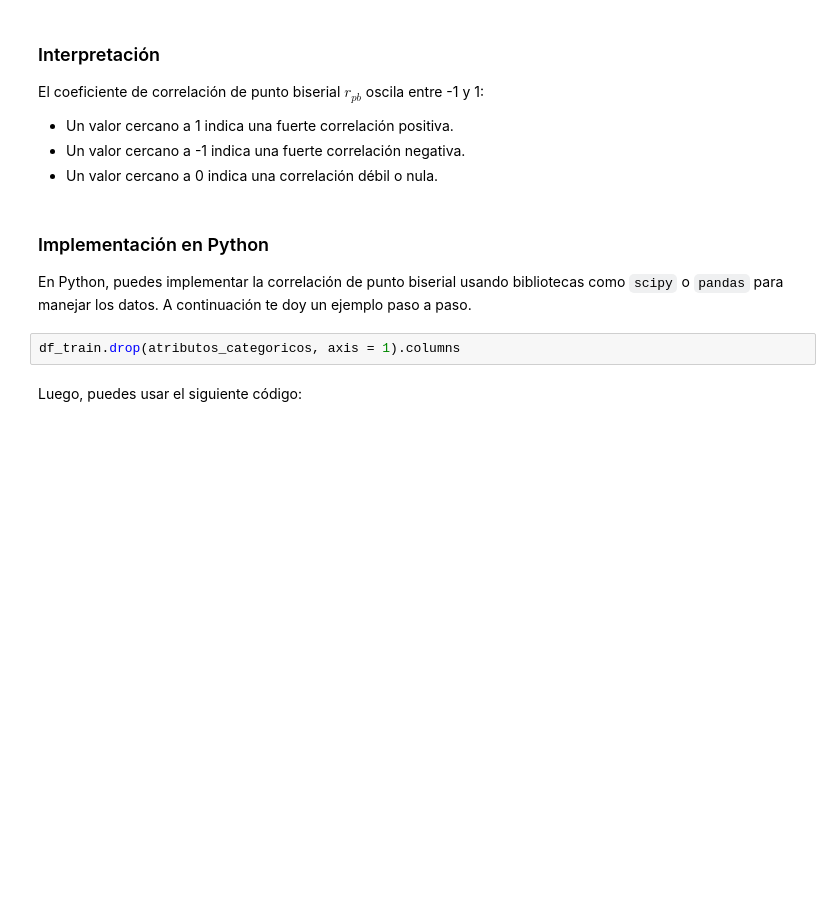
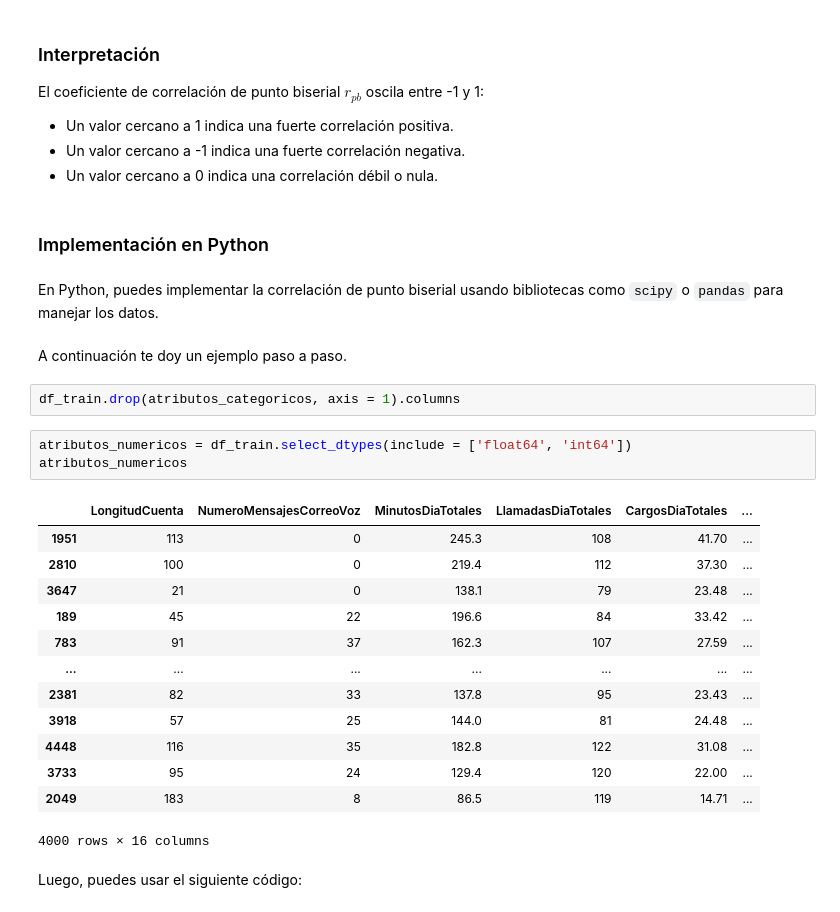
Before and after one commit to marco-canas/extension, a Jupyter notebook: taller_g_lideres/6_pactica_ml/1_analisis_abandono.ipynb, the cells around one changed output. Drawn from its saved outputs; the diff is of its cells as text; blank space fills up the shorter version.

```diff
--- a/taller_g_lideres/6_pactica_ml/1_analisis_abandono.ipynb
+++ b/taller_g_lideres/6_pactica_ml/1_analisis_abandono.ipynb
@@ -537,10 +537,30 @@ El coeficiente de correlación de punto biserial $r_{pb}$ oscila entre -1 y 1:
 # %% [markdown]
 
 ### Implementación en Python
-
-En Python, puedes implementar la correlación de punto biserial usando bibliotecas como `scipy` o `pandas` para manejar los datos. A continuación te doy un ejemplo paso a paso.
+# %% [markdown]
+
+En Python, puedes implementar la correlación de punto biserial usando bibliotecas como `scipy` o `pandas` para manejar los datos.
+# %% [markdown]
+A continuación te doy un ejemplo paso a paso.
 # %%
 df_train.drop(atributos_categoricos, axis = 1).columns
+# %%
+atributos_numericos = df_train.select_dtypes(include = ['float64', 'int64'])
+atributos_numericos
+# %% [output]
+|  | LongitudCuenta | NumeroMensajesCorreoVoz | MinutosDiaTotales | LlamadasDiaTotales | CargosDiaTotales | ... |
+| 1951 | 113 | 0 | 245.3 | 108 | 41.70 | ... |
+| 2810 | 100 | 0 | 219.4 | 112 | 37.30 | ... |
+| 3647 | 21 | 0 | 138.1 | 79 | 23.48 | ... |
+| 189 | 45 | 22 | 196.6 | 84 | 33.42 | ... |
+| 783 | 91 | 37 | 162.3 | 107 | 27.59 | ... |
+| ... | ... | ... | ... | ... | ... | ... |
+| 2381 | 82 | 33 | 137.8 | 95 | 23.43 | ... |
+| 3918 | 57 | 25 | 144.0 | 81 | 24.48 | ... |
+| 4448 | 116 | 35 | 182.8 | 122 | 31.08 | ... |
+| 3733 | 95 | 24 | 129.4 | 120 | 22.00 | ... |
+| 2049 | 183 | 8 | 86.5 | 119 | 14.71 | ... |
+4000 rows × 16 columns
 # %% [markdown]
 
 Luego, puedes usar el siguiente código:
```
Also changed, not shown: parts of 20 cells of this notebook, 4 other files.
